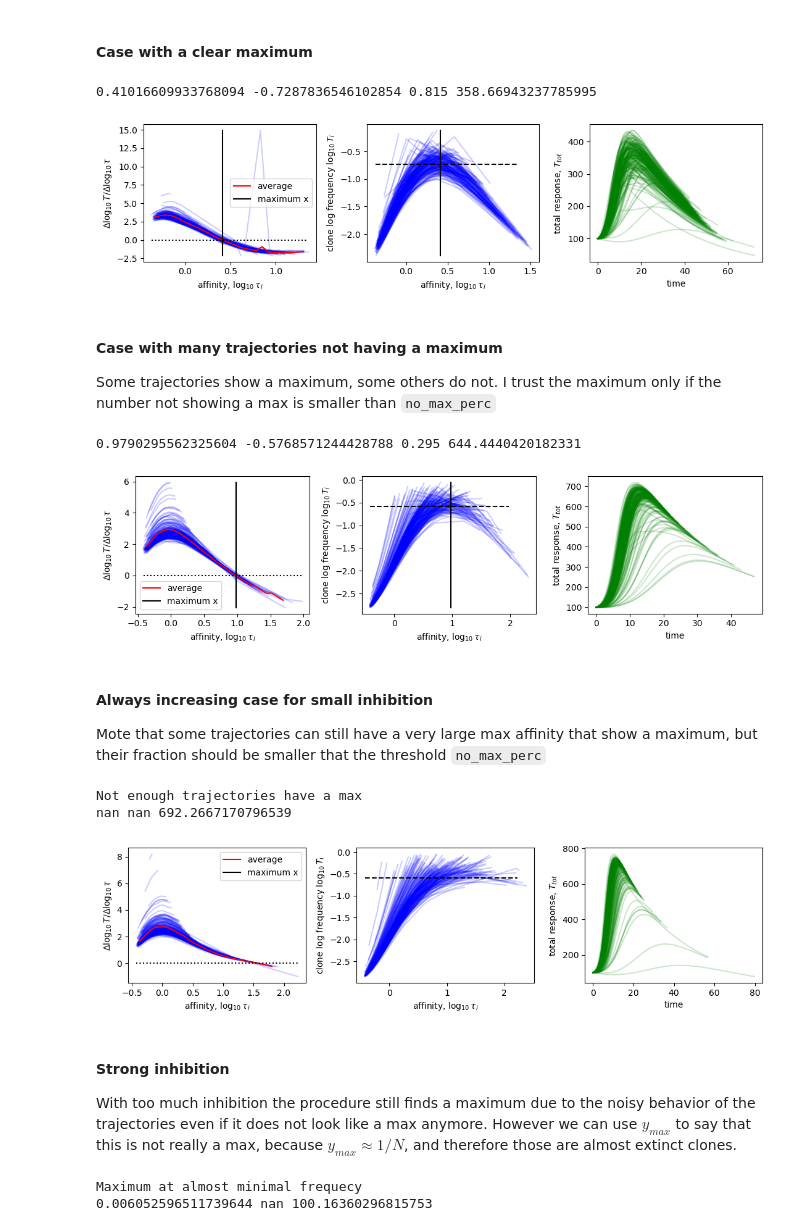
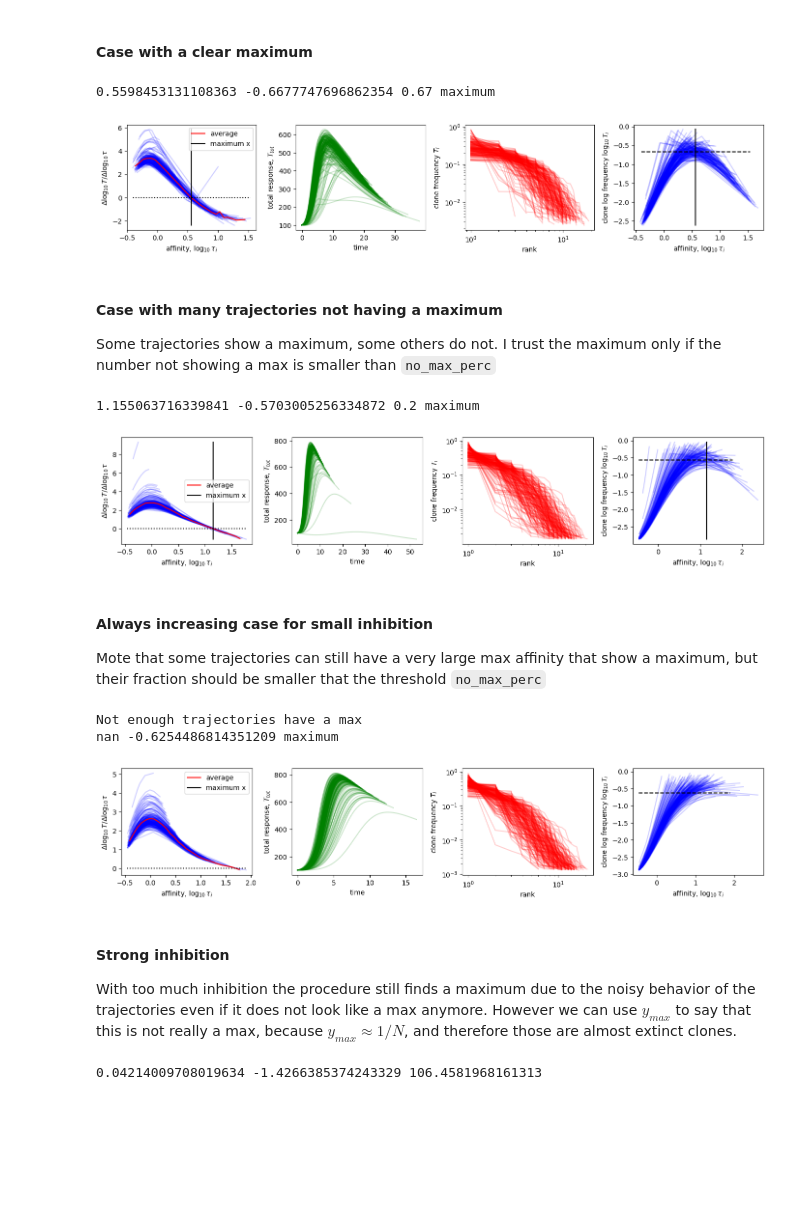
Before and after one commit to statbiophys/TT-inhibition, a Jupyter notebook: phase_diagram_procedure.ipynb, the cells around one changed output. Saved outputs shown, nothing was run; the diff lists cells and outputs as text; code cells hidden in the pictures; blank space fills up the shorter version.

Commit message:
update phase diagram data ad plots

```diff
--- a/phase_diagram_procedure.ipynb
+++ b/phase_diagram_procedure.ipynb
@@ -57,13 +57,13 @@ def generate_ensamble(R, tau_sampler, stop_cond, **params):
 tau_samp = ut.tau_sampler_lognorm()
 
 # Integration parameters
-t_steps, dt, traj_steps = 100000, 'adapt', 30
+t_steps, dt, traj_steps = 50000, 'adapt', 30
 
 # Memory stopping condition parameter (discussed below)
 theta = 0.2
 
 # Fraction of ensambles with maximum to determine the non-monotoncity (discussed below)
-no_max_perc = 0.8
+no_max_perc = 0.9
 
 # Minimal expansion factor
 min_expans = 1.5
@@ -78,7 +78,7 @@ $$
 $$
 where $\theta$ is a threshold to be chosen.
 # %%
-pars = ut.TT_params(tau_samp.taus, alpha0=1e-3, tau_crit=1e-2)
+pars = ut.TT_params(tau_samp.taus, alpha0=1e-7, tau_crit=10**0.5)
 
 times, T_trajs, P_trajs, S_trajs = ut.run_setting(pars, tau_samp, t_steps, dt, traj_steps=traj_steps,
                                                   stop_cond=stop_cond_memory)
@@ -236,7 +236,7 @@ def plot_max_procedure(taus_mat, Tfreqs_mat, x_max, y_max, T_tot, times, smooth_
     Plotting derivatives and logT vs. logtau trajectories with the identified maximum
     """
 
-    fig, (ax1, ax2, ax3) = plt.subplots(1,3,figsize=(11,3))
+    fig, (ax1, ax3, ax4, ax2) = plt.subplots(1,4,figsize=(14,3))
 
     ax1.set_ylabel(r'$\Delta \log_{10} T / \Delta \log_{10} \tau$')
     ax1.set_xlabel(r'affinity, $\log_{10}\tau_i$')
@@ -276,58 +276,66 @@ def plot_max_procedure(taus_mat, Tfreqs_mat, x_max, y_max, T_tot, times, smooth_
     ax3.set_xlabel(r'time')
     ax3.set_ylabel(r'total response, $T_{tot}$')
 
-    return ax1, ax2, ax3
+    ax4.set_ylabel(r'clone frequency $T_i$')
+    ax4.set_xlabel(r'rank')
+    ax4.set_xscale('log')
+    ax4.set_yscale('log')
+    for r in range(R):
+        sort_ids = np.argsort(Tfreqs_mat[r])[::-1]
+        ax4.plot(np.arange(len(Tfreqs_mat[r]))+1, Tfreqs_mat[r][sort_ids], c='r', alpha=0.2)
+
+    return ax1, ax2, ax3, ax4
 # %% [markdown]
 #### Case with a clear maximum
 # %%
 R = 200
-taus_mat, Tfreqs_mat, T_tot_mat, times_mat = generate_ensamble(R, tau_samp, stop_cond_memory, alpha0=1e-4, tau_crit=1)
+taus_mat, Tfreqs_mat, T_tot_mat, times_mat = generate_ensamble(R, tau_samp, stop_cond_memory, alpha0=1e-4, tau_crit=10**(0))
 x_max, y_max, n_x_max, outcome = find_max(taus_mat, Tfreqs_mat)
 
 x_max = evaluate_max_result(x_max, n_x_max, no_max_perc, verbose=True)
 print(x_max, y_max, n_x_max/R, outcome)
 # %% [output]
-0.41016609933768094 -0.7287836546102854 0.815 358.66943237785995
+0.5598453131108363 -0.6677747696862354 0.67 maximum
 # %%
-ax1, ax2, ax3 = plot_max_procedure(taus_mat, Tfreqs_mat, x_max, y_max, T_tot_mat, times_mat)
+axs = plot_max_procedure(taus_mat, Tfreqs_mat, x_max, y_max, T_tot_mat, times_mat)
 plt.tight_layout()
 # %% [output]
-[figure, old version]
+[figure, new version]
 # %% [markdown]
 #### Case with many trajectories not having a maximum
 Some trajectories show a maximum, some others do not. I trust the maximum only if the number not showing a max is smaller than `no_max_perc`
 # %%
 R = 200
 taus_mat, Tfreqs_mat, T_tot_mat, times_mat = generate_ensamble(R, tau_samp, stop_cond_memory, alpha0=1e-5)
-x_max, y_max, n_x_max = find_max(taus_mat, Tfreqs_mat)
+x_max, y_max, n_x_max, outcome = find_max(taus_mat, Tfreqs_mat)
 
 x_max = evaluate_max_result(x_max, n_x_max, no_max_perc, verbose=True)
 print(x_max, y_max, n_x_max/R, outcome)
 # %% [output]
-0.9790295562325604 -0.5768571244428788 0.295 644.4440420182331
+1.155063716339841 -0.5703005256334872 0.2 maximum
 # %%
-ax1, ax2, ax3 = plot_max_procedure(taus_mat, Tfreqs_mat, x_max, y_max, T_tot_mat, times_mat)
+axs = plot_max_procedure(taus_mat, Tfreqs_mat, x_max, y_max, T_tot_mat, times_mat)
 plt.tight_layout()
 # %% [output]
-[figure, old version]
+[figure, new version]
 # %% [markdown]
 #### Always increasing case for small inhibition
 Mote that some trajectories can still have a very large max affinity that show a maximum, but their fraction should be smaller that the threshold `no_max_perc`
 # %%
 R = 200
 taus_mat, Tfreqs_mat, T_tot_mat, times_mat = generate_ensamble(R, tau_samp, stop_cond_memory, alpha0=1e-6)
-x_max, y_max, n_x_max = find_max(taus_mat, Tfreqs_mat)
+x_max, y_max, n_x_max, outcome = find_max(taus_mat, Tfreqs_mat)
 
 x_max = evaluate_max_result(x_max, n_x_max, no_max_perc, verbose=True)
 print(x_max, y_max, outcome)
 # %% [output]
 Not enough trajectories have a max
-nan nan 692.2667170796539
+nan -0.6254486814351209 maximum
 # %%
-ax1, ax2, ax3 = plot_max_procedure(taus_mat, Tfreqs_mat, x_max, y_max, T_tot_mat, times_mat)
+axs = plot_max_procedure(taus_mat, Tfreqs_mat, x_max, y_max, T_tot_mat, times_mat)
 plt.tight_layout()
 # %% [output]
-[figure, old version]
+[figure, new version]
 # %% [markdown]
 #### Strong inhibition
 
@@ -335,12 +343,11 @@ With too much inhibition the procedure still finds a maximum due to the noisy be
 However we can use $y_{max}$ to say that this is not really a max, because $y_{max} \approx 1/N$, and therefore those are almost extinct clones.
 # %%
 R = 200
-#taus_mat, Tfreqs_mat, T_tot_mat, times_mat = generate_ensamble(R, tau_samp, stop_cond_memory, alpha0=1e-2)
-x_max, y_max, n_x_max = find_max(taus_mat, Tfreqs_mat)
+taus_mat, Tfreqs_mat, T_tot_mat, times_mat = generate_ensamble(R, tau_samp, stop_cond_memory, alpha0=0.2e-2)
+x_max, y_max, n_x_max, outcome = find_max(taus_mat, Tfreqs_mat)
 
-x_max, y_max = evaluate_max_result(x_max, y_max, n_x_max, no_max_perc, verbose=True)
+x_max = evaluate_max_result(x_max, n_x_max, no_max_perc, verbose=True)
 print(x_max, y_max, np.mean([np.max(Ttot) for Ttot in T_tot_mat]))
 # %% [output]
-Maximum at almost minimal frequecy
-0.006052596511739644 nan 100.16360296815753
+0.04214009708019634 -1.4266385374243329 106.4581968161313
 # %%
```
Also changed, not shown: parts of 4 cells of this notebook, 9 other files.
